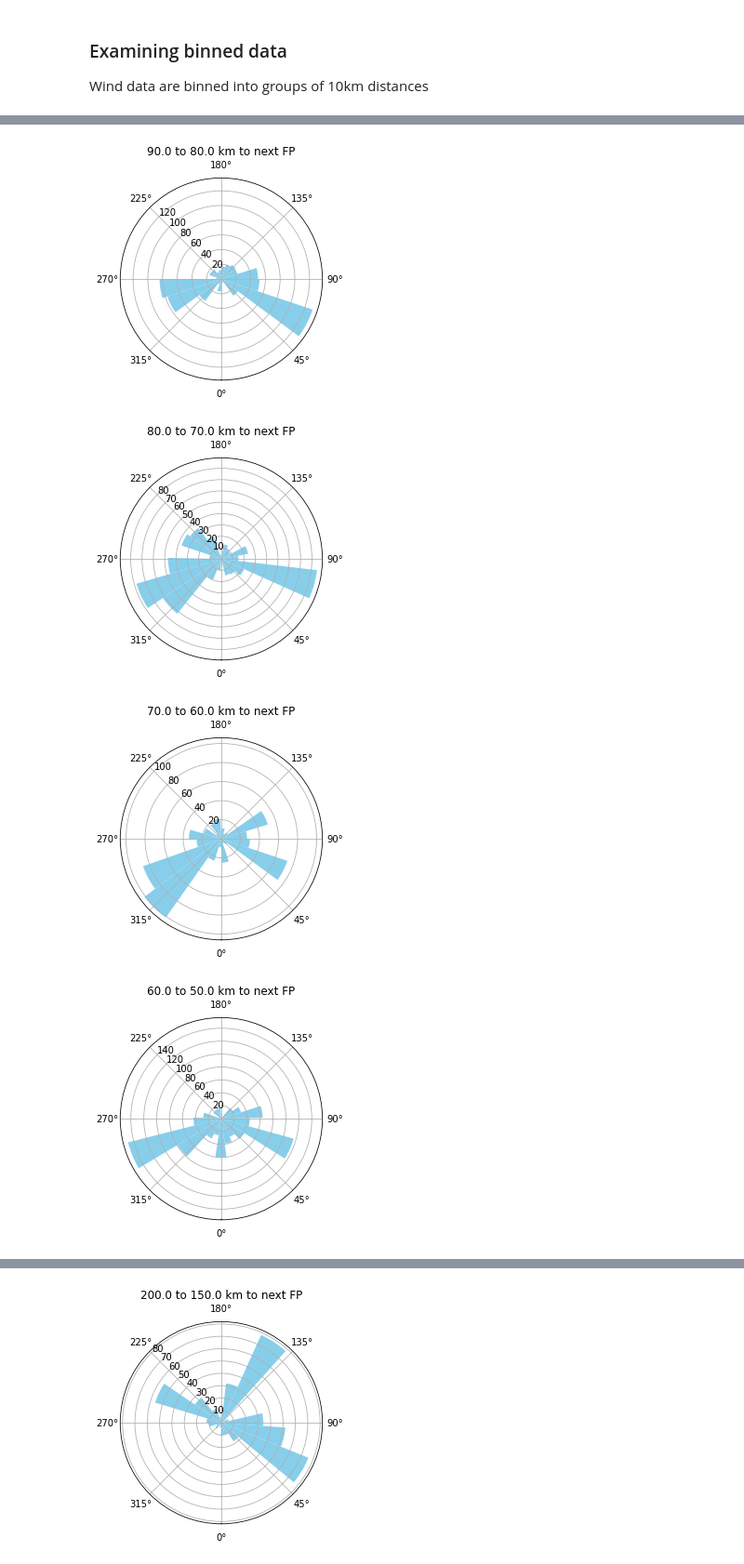
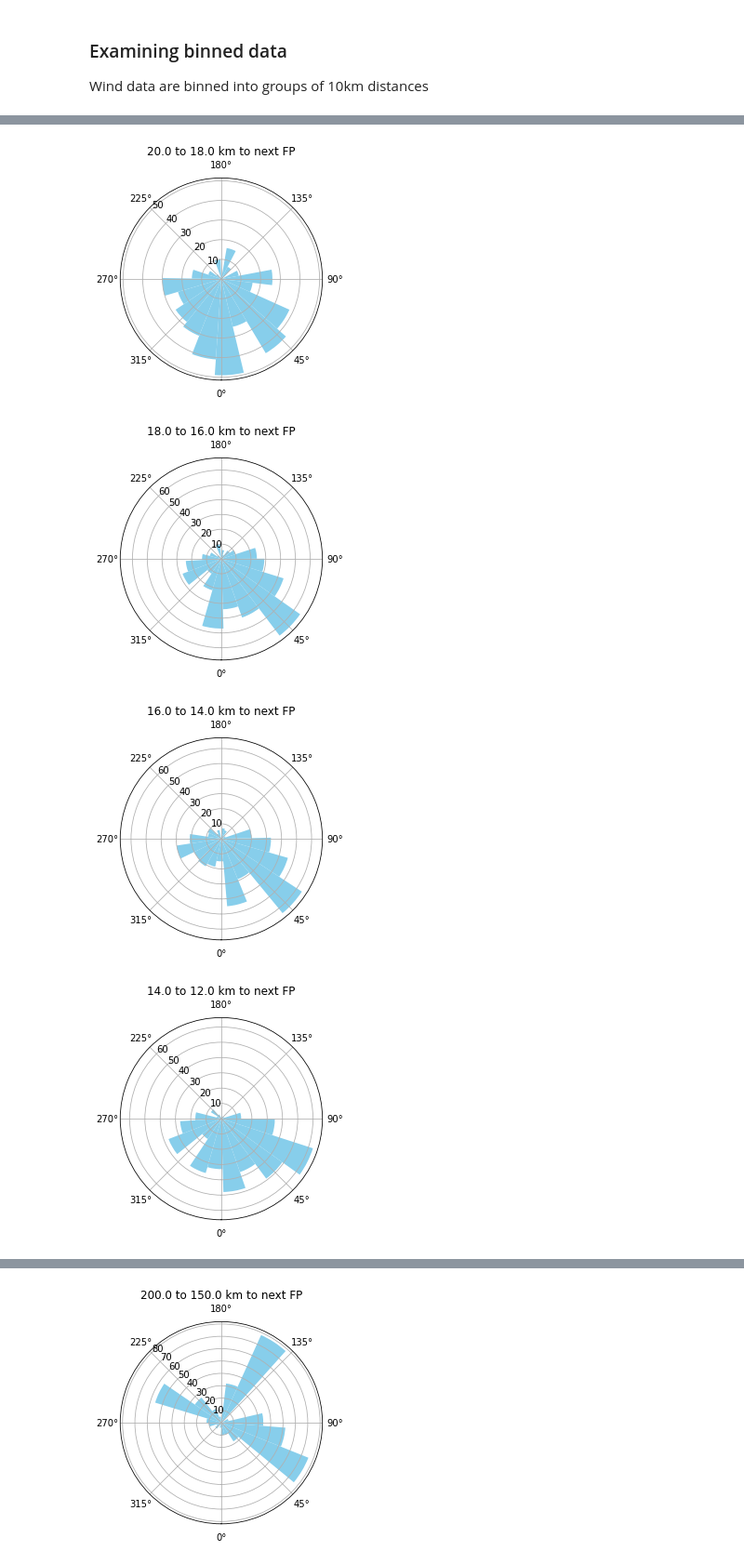
Before and after one commit to argrod/Olfactory, a Jupyter notebook: Python/WindAnalysis.ipynb, the cells around one changed output, grey strips where cells are left out. Shown at 93% size. Drawn from its saved outputs; the diff is of its cells as text; code cells hidden in the pictures.

```diff
--- a/Python/WindAnalysis.ipynb
+++ b/Python/WindAnalysis.ipynb
@@ -214,6 +219,15 @@ plt.plot(ind['Lon'],ind['Lat'])
 ### Examining binned data
 
 Wind data are binned into groups of 10km distances
+# %%
+wdat['distBin'] = pd.cut(x = wdat.distTo/1000, bins = np.arange(0,np.ceil(np.nanmax(wdat.distTo)/1000)*1000,10000)/1000)
+# convert to string
+wdat.distBin = wdat.distBin.apply(str)
+wdat['wDir'] = np.arctan2(wdat['Y'],wdat['X'])
+wdat['wSp'] = np.sqrt(wdat['X']**2 + wdat['Y']**2)
+wdat['rwh'] = wdat['BHead'] - wdat['wDir']
+wdat['aligned'] = wdat['rwh'] + np.pi
+wdat.loc[wdat[wdat['aligned'] > np.pi].index,'aligned'] = wdat.loc[wdat[wdat['aligned'] > np.pi].index,'aligned'] - 2*np.pi
 # %%
 for tst in wDat:
     tst['wDir'] = np.arctan2(tst['Y'],tst['X'])
@@ -265,0 +257,11 @@ Text(0, 0.5, 'Lat')
+# %%
+# plotting the data within 10km groups
+groups = wdat.groupby('distBin')
+for b in np.linspace(90,10,9):
+    plt.figure()
+    ax=plt.subplot(projection='polar')
+    ax.set_theta_offset(-np.pi/2)
+    sel = wdat.loc[(wdat['distTo']/1000 < b) & (wdat['distTo']/1000 >= b-10),'aligned']
+    plt.hist(sel,bins=20,color='skyblue')
+    ax.set_rlabel_position(225)
+    plt.title(str(b) + ' to ' + str(b-10) + " km to next FP")
@@ -266,32 +278,17 @@ Text(0, 0.5, 'Lat')
 # %%
 # plotting the data within 10km groups
-groups = allwDat.groupby('distGroup')
-# tst = np.linspace(100,10,10)
-# for b in range(len(tst)):
-#     plt.figure()
-#     ax=plt.subplot(projection='polar')
-#     ax.set_theta_offset(-np.pi/2)
-#     sel = allwDat.loc[(allwDat['distTo'] < tst[b]) & (allwDat['distTo'] >= tst[b]-10),'aligned']
-#     plt.hist(sel,bins=20,color='skyblue')
-#     ax.set_rlabel_position(225)
-#     plt.title(str(tst[b]) + ' to ' + str(tst[b]-10) + " km to next FP")
-for b in np.linspace(90,10,9):
+# groups = wdat.groupby('distGroup')
+tst = np.linspace(20,2,10)
+for b in range(len(tst)):
     plt.figure()
     ax=plt.subplot(projection='polar')
     ax.set_theta_offset(-np.pi/2)
-    sel = allwDat.loc[(allwDat['distTo'] < b) & (allwDat['distTo'] >= b-10),'aligned']
+    sel = wdat.loc[(wdat['distTo']/1000 < tst[b]) & (wdat['distTo']/1000 >= tst[b]-2),'aligned']
     plt.hist(sel,bins=20,color='skyblue')
     ax.set_rlabel_position(225)
-    plt.title(str(b) + ' to ' + str(b-10) + " km to next FP")
-# for label, df in allwDat.loc[allwDat[allwDat['distTo']<100].index,:].groupby('distGroup'):
-#     plt.figure()
-#     ax=plt.subplot(projection='polar')
-#     ax.set_theta_offset(-np.pi/2)
-#     df.aligned.plot.hist(bins=20,ax=ax,label=label)
-#     ax.set_rlabel_position(225)
-#     plt.title(str(np.unique(df.distGroup)))
+    plt.title(str(tst[b]) + ' to ' + str(tst[b]-2) + " km to next FP")
 # %% [output]
-[figure, old version]
+[figure, new version]
-[figure, old version]
+[figure, new version]
-[figure, old version]
+[figure, new version]
-[figure, old version]
+[figure, new version]
```
Also changed, not shown: parts of 21 cells of this notebook, 1 other file.
